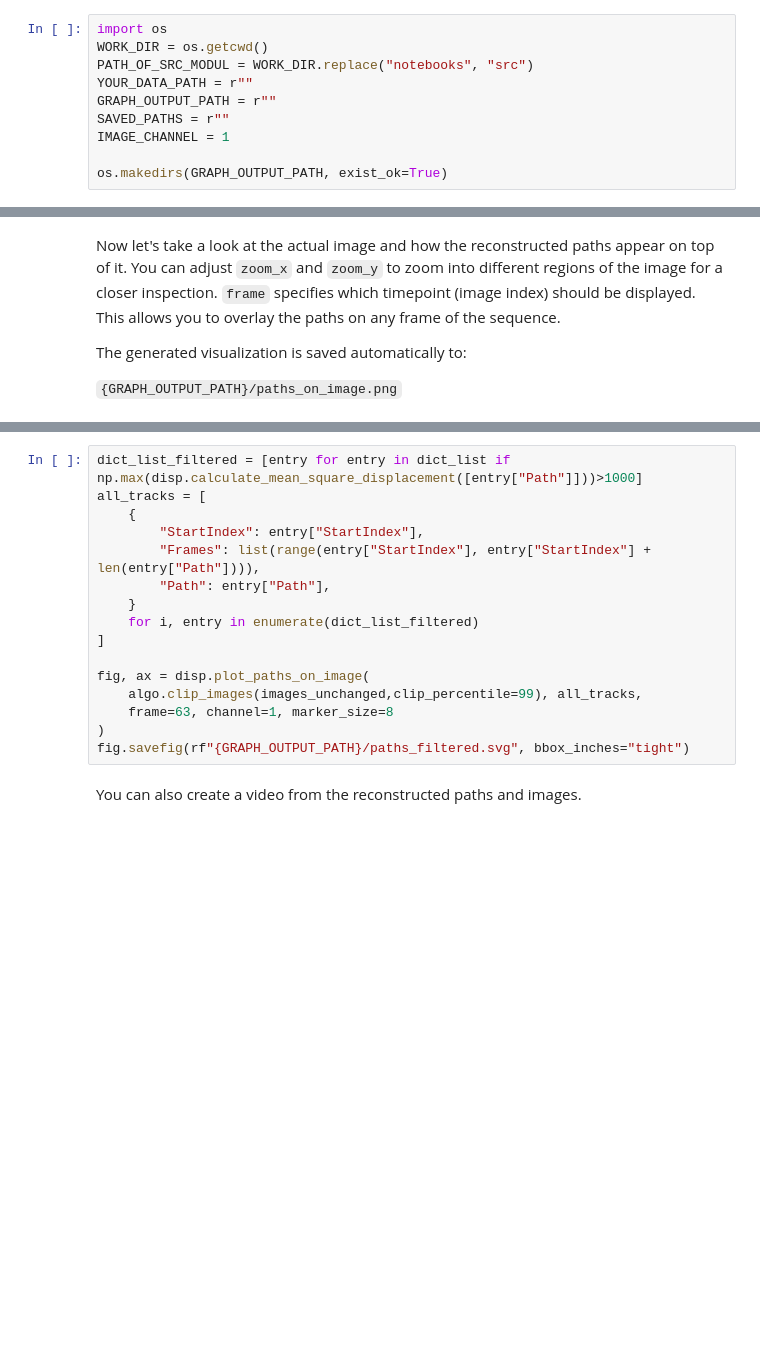
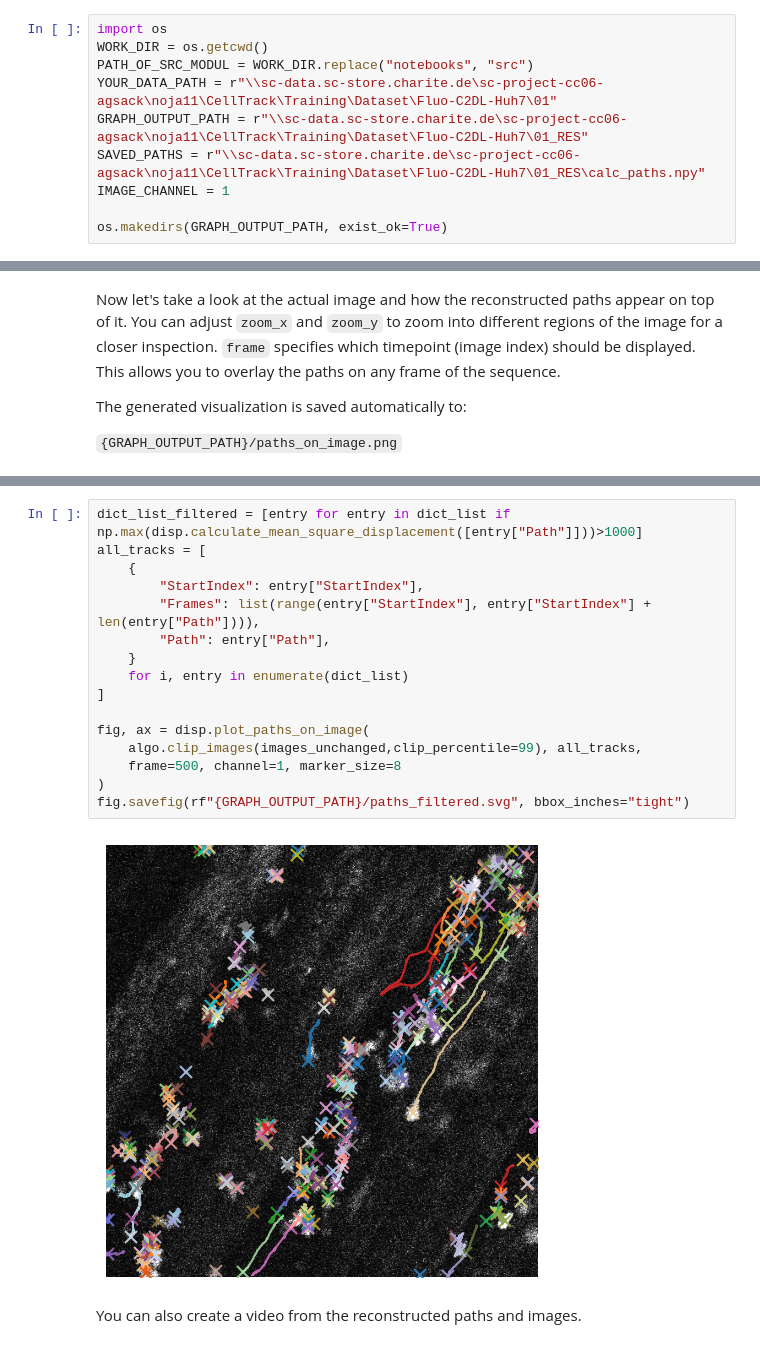
Before and after one commit to Gitinc/argus, a Jupyter notebook: notebooks/visualize_cell_tracks.ipynb, the cells around one changed output, grey strips where cells are left out. Cells and saved outputs as stored; diff of their text form; blank space fills up the shorter version.

```diff
--- a/notebooks/visualize_cell_tracks.ipynb
+++ b/notebooks/visualize_cell_tracks.ipynb
@@ -23,9 +23,9 @@ Before doing so, we need to define several general parameters that specify where
 import os
 WORK_DIR = os.getcwd()
 PATH_OF_SRC_MODUL = WORK_DIR.replace("notebooks", "src")
-YOUR_DATA_PATH = r""
-GRAPH_OUTPUT_PATH = r""
-SAVED_PATHS = r""
+YOUR_DATA_PATH = r"\\sc-data.sc-store.charite.de\sc-project-cc06-agsack\noja11\CellTrack\Training\Dataset\Fluo-C2DL-Huh7\01"
+GRAPH_OUTPUT_PATH = r"\\sc-data.sc-store.charite.de\sc-project-cc06-agsack\noja11\CellTrack\Training\Dataset\Fluo-C2DL-Huh7\01_RES"
+SAVED_PATHS = r"\\sc-data.sc-store.charite.de\sc-project-cc06-agsack\noja11\CellTrack\Training\Dataset\Fluo-C2DL-Huh7\01_RES\calc_paths.npy"
 IMAGE_CHANNEL = 1
 
 os.makedirs(GRAPH_OUTPUT_PATH, exist_ok=True)
@@ -133,19 +147,21 @@ fig.savefig(rf"{GRAPH_OUTPUT_PATH}/paths_3D.svg", bbox_inches="tight")
 # %%
 dict_list_filtered = [entry for entry in dict_list if np.max(disp.calculate_mean_square_displacement([entry["Path"]]))>1000]
 all_tracks = [
     {
         "StartIndex": entry["StartIndex"],
         "Frames": list(range(entry["StartIndex"], entry["StartIndex"] + len(entry["Path"]))),
         "Path": entry["Path"],
     }
-    for i, entry in enumerate(dict_list_filtered)
+    for i, entry in enumerate(dict_list)
 ]
 
 fig, ax = disp.plot_paths_on_image(
     algo.clip_images(images_unchanged,clip_percentile=99), all_tracks,
-    frame=63, channel=1, marker_size=8
+    frame=500, channel=1, marker_size=8
 )
 fig.savefig(rf"{GRAPH_OUTPUT_PATH}/paths_filtered.svg", bbox_inches="tight")
+# %% [output]
+[figure, added]
 # %% [markdown]
 You can also create a video from the reconstructed paths and images.
 # %%
```
Also changed, not shown: parts of 6 cells of this notebook, 7 other files.
